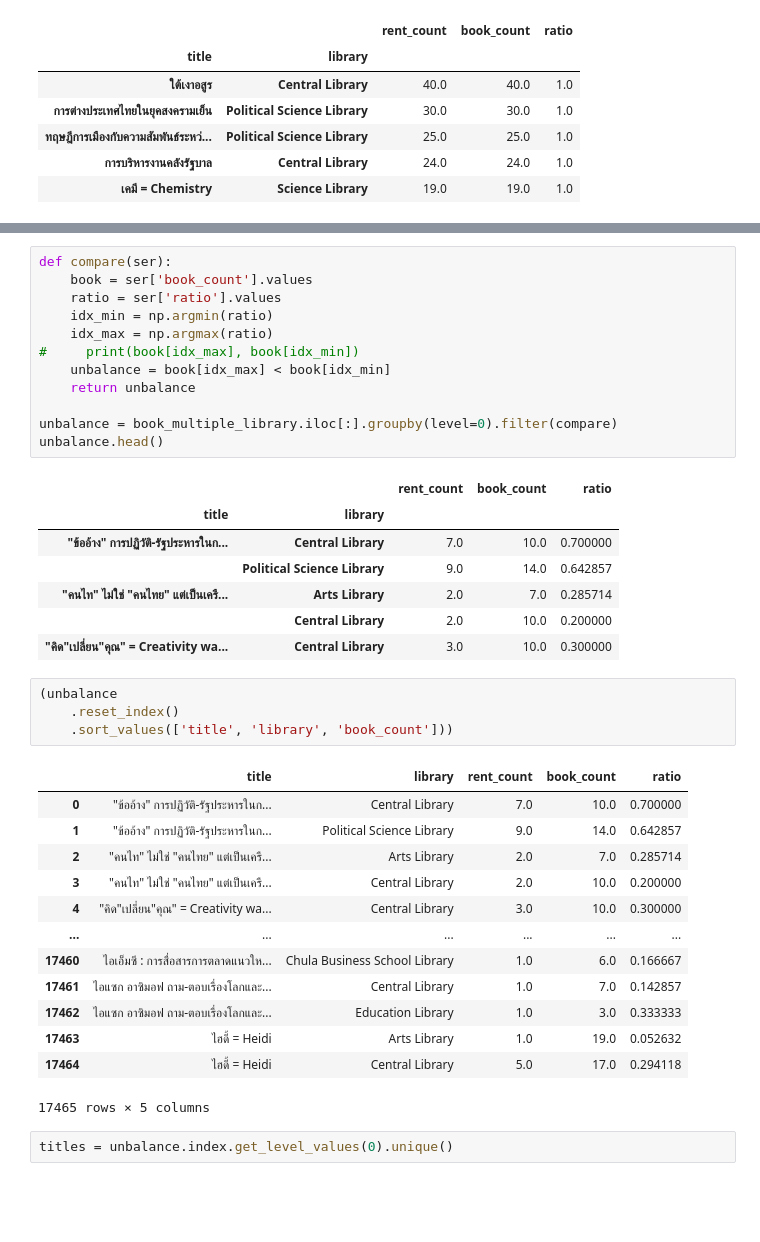
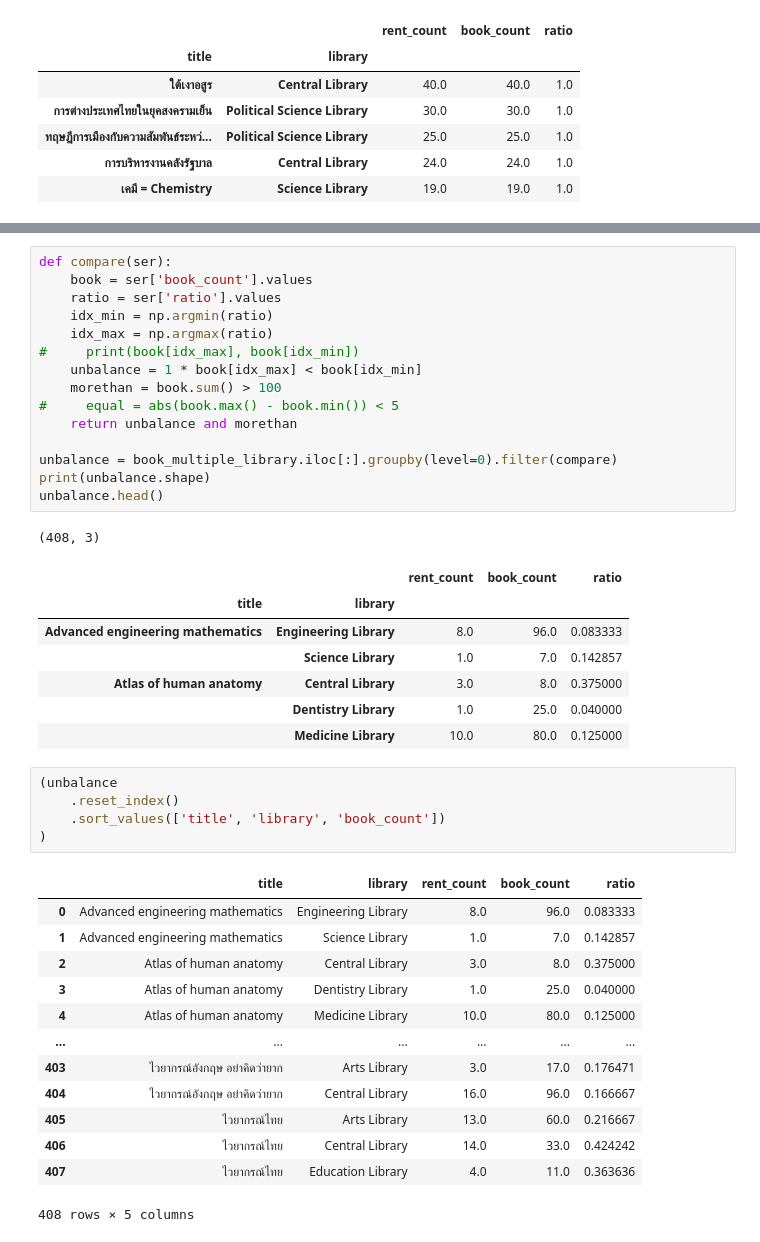
Before and after one commit to puripant/library-dash-public, a Jupyter notebook: notebooks/001_unbalance_book.ipynb, the cells around one changed output, grey strips where cells are left out. Drawn from its saved outputs; the diff is of its cells as text; blank space fills up the shorter version.

```diff
--- a/notebooks/001_unbalance_book.ipynb
+++ b/notebooks/001_unbalance_book.ipynb
@@ -93,36 +94,39 @@ def compare(ser):
     idx_min = np.argmin(ratio)
     idx_max = np.argmax(ratio)
 #     print(book[idx_max], book[idx_min])
-    unbalance = book[idx_max] < book[idx_min]
-    return unbalance
+    unbalance = 1 * book[idx_max] < book[idx_min]
+    morethan = book.sum() > 100
+#     equal = abs(book.max() - book.min()) < 5
+    return unbalance and morethan
 
 unbalance = book_multiple_library.iloc[:].groupby(level=0).filter(compare)
+print(unbalance.shape)
 unbalance.head()
 # %% [output]
+(408, 3)
 |  |  | rent_count | book_count | ratio |
 | title | library |  |  |  |
-| "ข้ออ้าง" การปฏิวัติ-รัฐประหารในก... | Central Library | 7.0 | 10.0 | 0.700000 |
-|  | Political Science Library | 9.0 | 14.0 | 0.642857 |
-| "คนไท" ไม่ใช่ "คนไทย" แต่เป็นเครื... | Arts Library | 2.0 | 7.0 | 0.285714 |
-|  | Central Library | 2.0 | 10.0 | 0.200000 |
-| "คิด"เปลี่ยน"คุณ" = Creativity wa... | Central Library | 3.0 | 10.0 | 0.300000 |
+| Advanced engineering mathematics | Engineering Library | 8.0 | 96.0 | 0.083333 |
+|  | Science Library | 1.0 | 7.0 | 0.142857 |
+| Atlas of human anatomy | Central Library | 3.0 | 8.0 | 0.375000 |
+|  | Dentistry Library | 1.0 | 25.0 | 0.040000 |
+|  | Medicine Library | 10.0 | 80.0 | 0.125000 |
 # %%
 (unbalance
     .reset_index()
-    .sort_values(['title', 'library', 'book_count']))
+    .sort_values(['title', 'library', 'book_count'])
+)
 # %% [output]
 |  | title | library | rent_count | book_count | ratio |
-| 0 | "ข้ออ้าง" การปฏิวัติ-รัฐประหารในก... | Central Library | 7.0 | 10.0 | 0.700000 |
-| 1 | "ข้ออ้าง" การปฏิวัติ-รัฐประหารในก... | Political Science Library | 9.0 | 14.0 | 0.642857 |
-| 2 | "คนไท" ไม่ใช่ "คนไทย" แต่เป็นเครื... | Arts Library | 2.0 | 7.0 | 0.285714 |
-| 3 | "คนไท" ไม่ใช่ "คนไทย" แต่เป็นเครื... | Central Library | 2.0 | 10.0 | 0.200000 |
-| 4 | "คิด"เปลี่ยน"คุณ" = Creativity wa... | Central Library | 3.0 | 10.0 | 0.300000 |
+| 0 | Advanced engineering mathematics | Engineering Library | 8.0 | 96.0 | 0.083333 |
+| 1 | Advanced engineering mathematics | Science Library | 1.0 | 7.0 | 0.142857 |
+| 2 | Atlas of human anatomy | Central Library | 3.0 | 8.0 | 0.375000 |
+| 3 | Atlas of human anatomy | Dentistry Library | 1.0 | 25.0 | 0.040000 |
+| 4 | Atlas of human anatomy | Medicine Library | 10.0 | 80.0 | 0.125000 |
 | ... | ... | ... | ... | ... | ... |
-| 17460 | ไอเอ็มซี : การสื่อสารการตลาดแนวให... | Chula Business School Library | 1.0 | 6.0 | 0.166667 |
-| 17461 | ไอแซก อาซิมอฟ ถาม-ตอบเรื่องโลกและ... | Central Library | 1.0 | 7.0 | 0.142857 |
-| 17462 | ไอแซก อาซิมอฟ ถาม-ตอบเรื่องโลกและ... | Education Library | 1.0 | 3.0 | 0.333333 |
-| 17463 | ไฮดี้ = Heidi | Arts Library | 1.0 | 19.0 | 0.052632 |
-| 17464 | ไฮดี้ = Heidi | Central Library | 5.0 | 17.0 | 0.294118 |
+| 403 | ไวยากรณ์อังกฤษ อย่าคิดว่ายาก | Arts Library | 3.0 | 17.0 | 0.176471 |
+| 404 | ไวยากรณ์อังกฤษ อย่าคิดว่ายาก | Central Library | 16.0 | 96.0 | 0.166667 |
+| 405 | ไวยากรณ์ไทย | Arts Library | 13.0 | 60.0 | 0.216667 |
+| 406 | ไวยากรณ์ไทย | Central Library | 14.0 | 33.0 | 0.424242 |
+| 407 | ไวยากรณ์ไทย | Education Library | 4.0 | 11.0 | 0.363636 |
-17465 rows × 5 columns
+408 rows × 5 columns
-# %%
-titles = unbalance.index.get_level_values(0).unique()
```
Also changed, not shown: parts of 6 cells of this notebook, 3 other files.
